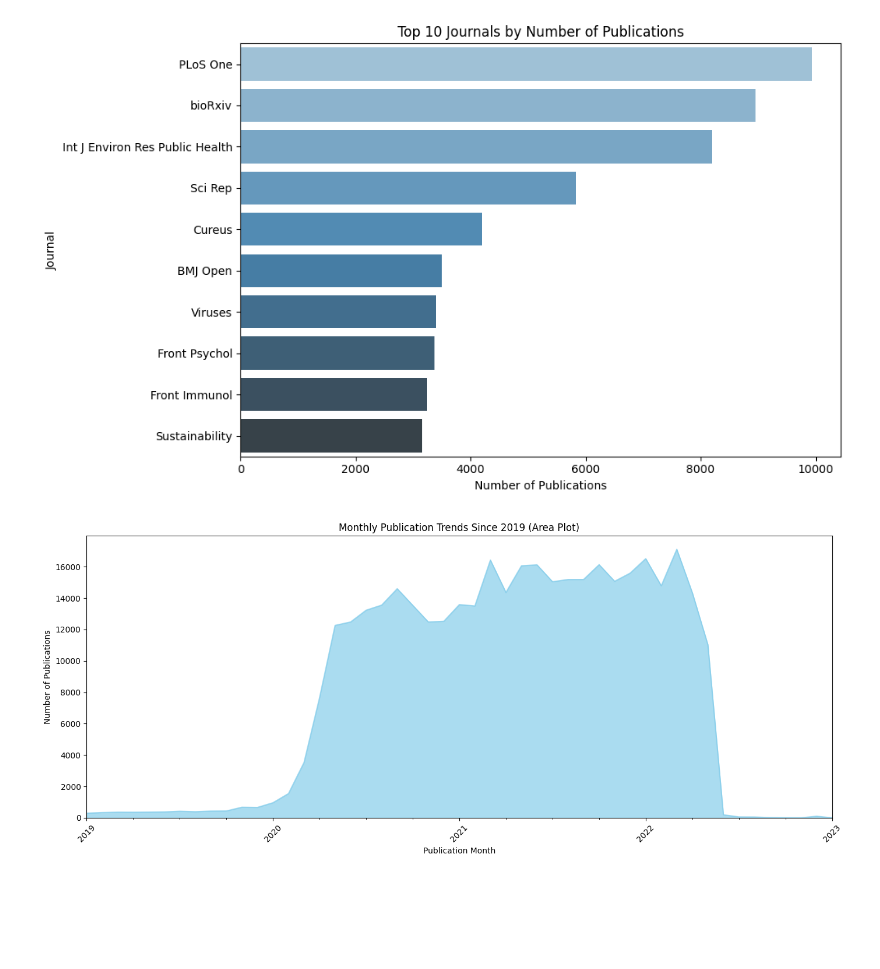
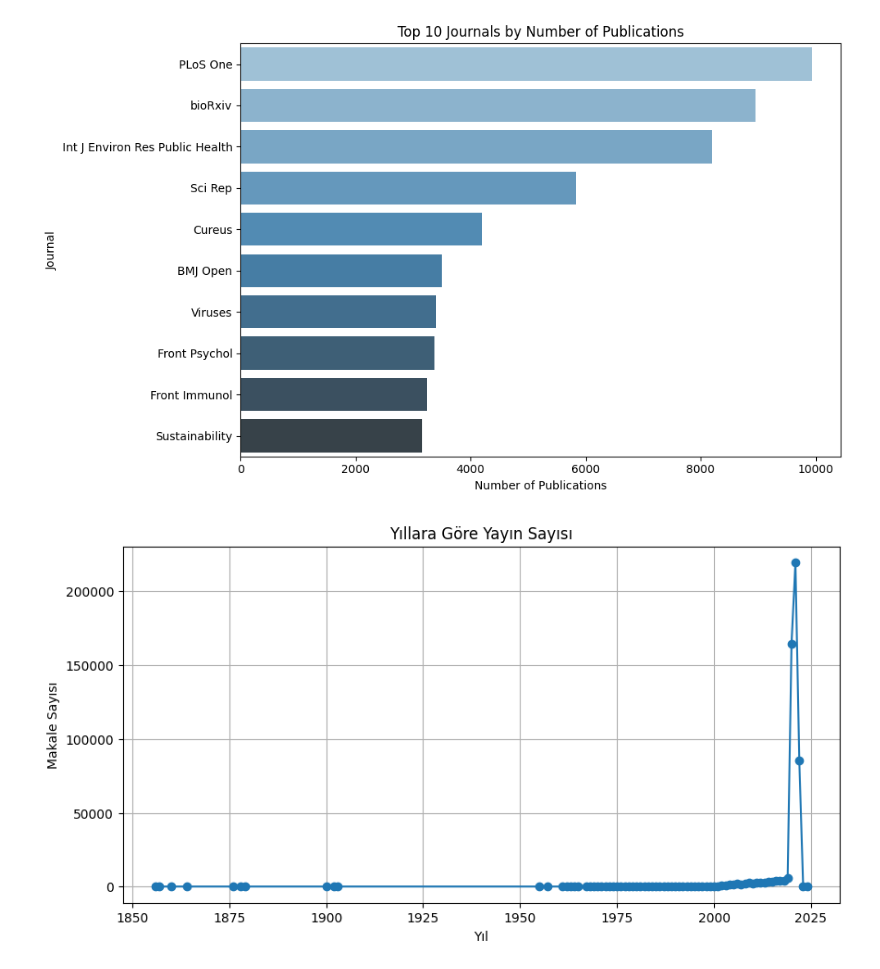
Before and after one commit to gulernilay/COVID-19-Open-Research-Dataset-Challenge, a Jupyter notebook: main.ipynb, the cells around one changed output. Drawn from its saved outputs; the diff is of its cells as text; code cells hidden in the pictures; blank space fills up the shorter version.

```diff
--- a/main.ipynb
+++ b/main.ipynb
@@ -452,14 +371,22 @@ Passing `palette` without assigning `hue` is deprecated and will be removed in v
 
   sns.barplot(y=top_journals.index, x=top_journals.values, palette="Blues_d")
 [figure]
-# %%
-plt.figure(figsize=(14, 6))
-monthly_counts.plot(kind='area', color='skyblue', alpha=0.7)
-plt.title("Monthly Publication Trends Since 2019 (Area Plot)")
-plt.xlabel("Publication Month")
-plt.ylabel("Number of Publications")
-plt.xticks(rotation=45)
-plt.tight_layout()
-plt.show()
-# %% [output]
-[figure, removed]
+# %%
+import matplotlib.pyplot as plt
+
+# Geçerli yılı olan kayıtları filtrele
+df_filtered = df[df['year'].notnull()]
+
+# Yıllara göre grup ve say
+yearly_counts = df_filtered['year'].value_counts().sort_index()
+
+# Çizgi grafik
+plt.figure(figsize=(10,5))
+plt.plot(yearly_counts.index, yearly_counts.values, marker='o')
+plt.title("Yıllara Göre Yayın Sayısı")
+plt.xlabel("Yıl")
+plt.ylabel("Makale Sayısı")
+plt.grid(True)
+plt.show()
+# %% [output]
+[figure, added]
```
Also changed, not shown: parts of 39 cells of this notebook, 1 other file.
